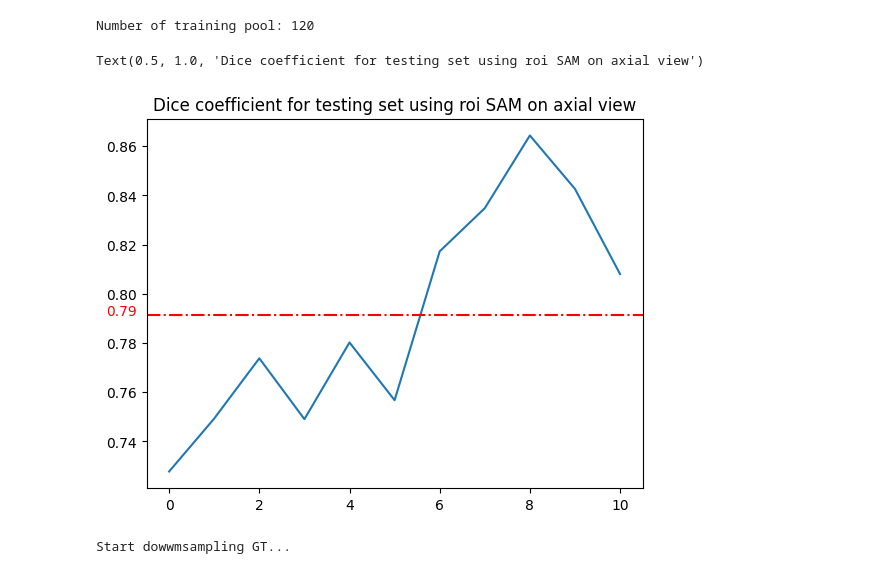
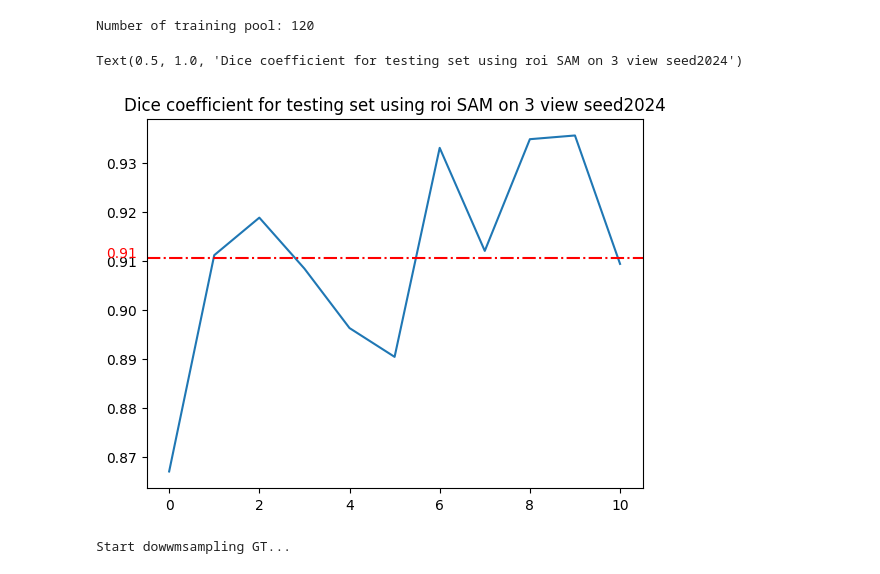
Before and after one commit to yexincheng/ALMRI, a Jupyter notebook: bbox.ipynb, the cells around one changed output. Drawn from its saved outputs; the diff is of its cells as text; code cells hidden in the pictures.

```diff
--- a/bbox.ipynb
+++ b/bbox.ipynb
@@ -61,16 +115,6 @@ def majority_voting_optimized(array1, array2, array3):
 # %%
-# calculate dice for training and testing set using roi bbox genarated by GT on SAM
-from torch.utils.data import DataLoader
-from utils import NpzDataset_roi, roi_bbox
-
-sam_model = sam_model_registry[sam_model_type](checkpoint=checkpoint).to(device)
-sam_trans = ResizeLongestSide(sam_model.image_encoder.img_size)
-dices = []
-for t in tqdm(testing_axial):
-    id = os.path.basename(t).split('.')[0]
-    imgs = np.load(t)['imgs']
-
-    dataset = NpzDataset_roi([t])
+def sam_infer_one_subject(npz_path, sam_model, device, box_seed):
+    dataset = NpzDataset_roi([npz_path], box_seed)
     batch_size = len(dataset)
     dataloader = DataLoader(dataset, batch_size=batch_size, shuffle=False) # make sure batch size is larger than sample slices
     for embeddings, gts, bboxes in dataloader:
@@ -102,6 +146,4 @@ for t in tqdm(testing_axial):
             preds = (pred_prob > 0.5).astype(np.uint8)
 
     gts = gts[:, 0, :, :].numpy() # convert tensor to numpy (B, H, W)
-    dice = compute_dice_coefficient(gts, preds)
-    dices.append(dice)
-np.save(os.path.join('results/dice/original', 'sam_vit_b_roi_testing_axial.npy'), dices)
+    return preds, gts
@@ -108,13 +204,13 @@ np.save(os.path.join('results/dice/original', 'sam_vit_b_roi_testing_axial.npy')
 # %%
-mean = np.mean(dices)
-plt.plot(dices)
+mean = np.mean(dices_final)
+plt.plot(dices_final)
 plt.axhline(y=mean, color='r', linestyle='-.')
 # add mean value to the y axis
 plt.text(-1.4, mean, f'{mean:.2f}', color='r')
-plt.title('Dice coefficient for testing set using roi SAM on axial view')
+plt.title(f'Dice coefficient for {mode}ing set using roi SAM on 3 view seed{box_seed}')
 # %% [output]
-Text(0.5, 1.0, 'Dice coefficient for testing set using roi SAM on axial view')
+Text(0.5, 1.0, 'Dice coefficient for testing set using roi SAM on 3 view seed2024')
-[figure, old version]
+[figure, new version]
 # %%
 # get the image embedding and downsample the GT
 train_embeddings = []
```
Also changed, not shown: parts of 31 cells of this notebook.
